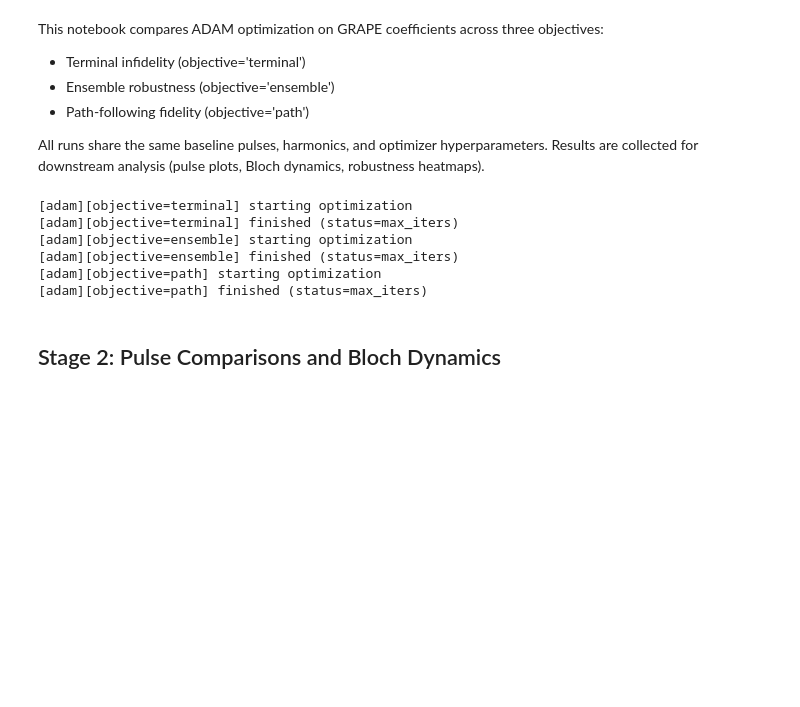
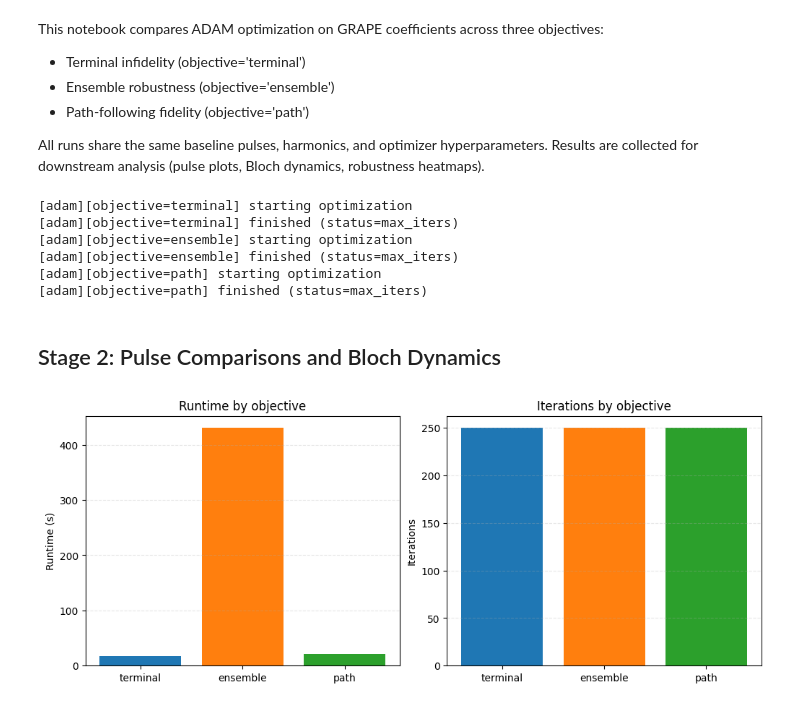
Before and after one commit to Zolti94/HB-GRAPE-qoc, a Jupyter notebook: notebooks/12_costfunction_types.ipynb, the cells around one changed output. Drawn from its saved outputs; the diff is of its cells as text; code cells hidden in the pictures; blank space fills up the shorter version.

```diff
--- a/notebooks/12_costfunction_types.ipynb
+++ b/notebooks/12_costfunction_types.ipynb
@@ -105,14 +124,23 @@ for objective in OBJECTIVES:
     print(f"[adam][objective={objective}] starting optimization")
 
     base_opts_obj = dict(base_opts)
+    base_opts_obj.update(adam_overrides)
     base_opts_obj['method'] = 'adam'
-    base_opts_obj.update(adam_overrides)
+    if LR_DECAY_BY_OBJECTIVE is not None:
+        base_opts_obj['lr_decay'] = float(LR_DECAY_BY_OBJECTIVE.get(objective, base_opts_obj.get('lr_decay', lr_decay_default)))
+
+    penalty_override = {
+        'power_weight': float(POWER_WEIGHT_BY_OBJECTIVE.get(objective, power_weight)),
+        'neg_weight': float(NEG_WEIGHT_BY_OBJECTIVE.get(objective, neg_weight)),
+        'neg_kappa': float(neg_kappa),
+    }
 
     objective_config = override_from_dict(
         base_config,
         {
             'metadata': {'objective': objective},
             'optimizer_options': base_opts_obj,
+            'penalties': penalty_override,
         },
     )
 
@@ -143,5 +172,35 @@ from src.physics import propagate_piecewise_const
 from src.crab_notebook_utils import ground_state_projectors
 from src.physics import bloch_components  # canonical Pauli-trace Bloch mapping
+# %%
+# Runtime and iteration comparison
+if not results:
+    print('Run the Stage 1 cell to generate results first.')
+else:
+    objectives = []
+    runtimes = []
+    iterations = []
+    for objective, res in results.items():
+        metrics = res.final_metrics
+        runtime = float(metrics.get('runtime_s', np.nan))
+        hist_total = res.history.get('total')
+        iter_count = int(hist_total.size) if hist_total is not None else int(metrics.get('iterations', np.nan))
+        objectives.append(objective)
+        runtimes.append(runtime)
+        iterations.append(iter_count)
+
+    fig, axes = plt.subplots(1, 2, figsize=(10, 4), constrained_layout=True)
+    axes[0].bar(objectives, runtimes, color=['C0', 'C1', 'C2'])
+    axes[0].set_ylabel('Runtime (s)')
+    axes[0].set_title('Runtime by objective')
+    axes[0].grid(True, axis='y', linestyle='--', alpha=0.3)
+
+    axes[1].bar(objectives, iterations, color=['C0', 'C1', 'C2'])
+    axes[1].set_ylabel('Iterations')
+    axes[1].set_title('Iterations by objective')
+    axes[1].grid(True, axis='y', linestyle='--', alpha=0.3)
+    plt.show()
+# %% [output]
+[figure, added]
 # %%
 # Compare optimized pulses to baseline
 if not results:
```
Also changed, not shown: parts of 15 cells of this notebook, 15 other files.
